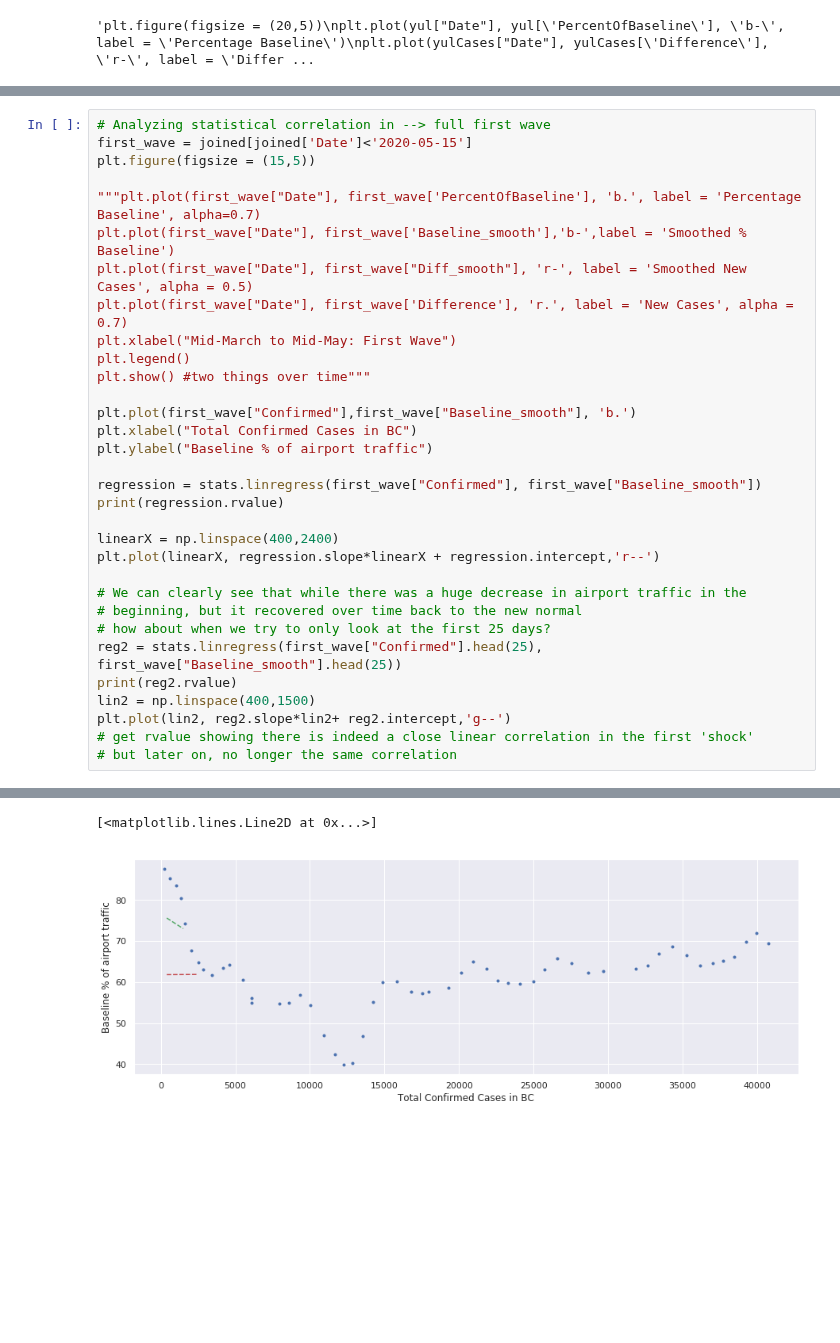
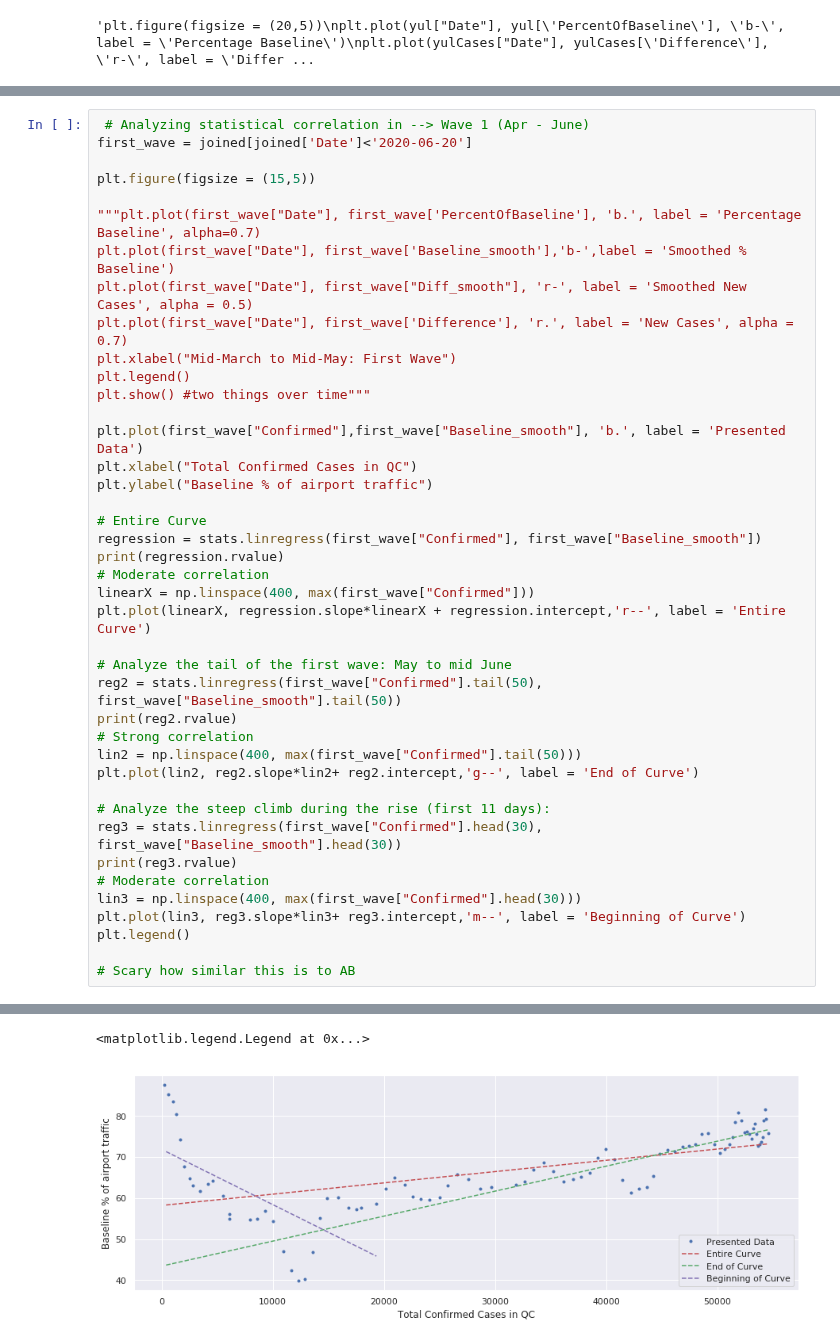
Before and after one commit to clement-ip/covid-airport-travel, a Jupyter notebook: analyzeYUL.ipynb, the cells around one changed output, grey strips where cells are left out. Cells and saved outputs as stored; diff of their text form; blank space fills up the shorter version.

Commit message:
added missing stats/ml to YUL

```diff
--- a/analyzeYUL.ipynb
+++ b/analyzeYUL.ipynb
@@ -150,6 +167,7 @@ plt.plot(linearX, reg.slope*linearX + reg.intercept,'r-')
 # %%
-# Analyzing statistical correlation in --> full first wave
-first_wave = joined[joined['Date']<'2020-05-15']
+ # Analyzing statistical correlation in --> Wave 1 (Apr - June)
+first_wave = joined[joined['Date']<'2020-06-20']
+
 plt.figure(figsize = (15,5))
 
 """plt.plot(first_wave["Date"], first_wave['PercentOfBaseline'], 'b.', label = 'Percentage Baseline', alpha=0.7)
@@ -160,23 +178,31 @@ plt.xlabel("Mid-March to Mid-May: First Wave")
 plt.legend()
 plt.show() #two things over time"""
 
-plt.plot(first_wave["Confirmed"],first_wave["Baseline_smooth"], 'b.')
-plt.xlabel("Total Confirmed Cases in BC")
+plt.plot(first_wave["Confirmed"],first_wave["Baseline_smooth"], 'b.', label = 'Presented Data')
+plt.xlabel("Total Confirmed Cases in QC")
 plt.ylabel("Baseline % of airport traffic")
 
+# Entire Curve
 regression = stats.linregress(first_wave["Confirmed"], first_wave["Baseline_smooth"])
 print(regression.rvalue)
+# Moderate correlation
+linearX = np.linspace(400, max(first_wave["Confirmed"]))
+plt.plot(linearX, regression.slope*linearX + regression.intercept,'r--', label = 'Entire Curve')
 
-linearX = np.linspace(400,2400)
-plt.plot(linearX, regression.slope*linearX + regression.intercept,'r--')
+# Analyze the tail of the first wave: May to mid June
+reg2 = stats.linregress(first_wave["Confirmed"].tail(50), first_wave["Baseline_smooth"].tail(50))
+print(reg2.rvalue)
+# Strong correlation
+lin2 = np.linspace(400, max(first_wave["Confirmed"].tail(50)))
+plt.plot(lin2, reg2.slope*lin2+ reg2.intercept,'g--', label = 'End of Curve')
 
-# We can clearly see that while there was a huge decrease in airport traffic in the
-# beginning, but it recovered over time back to the new normal
-# how about when we try to only look at the first 25 days?
-reg2 = stats.linregress(first_wave["Confirmed"].head(25), first_wave["Baseline_smooth"].head(25))
-print(reg2.rvalue)
-lin2 = np.linspace(400,1500)
-plt.plot(lin2, reg2.slope*lin2+ reg2.intercept,'g--')
-# get rvalue showing there is indeed a close linear correlation in the first 'shock'
-# but later on, no longer the same correlation
+# Analyze the steep climb during the rise (first 11 days):
+reg3 = stats.linregress(first_wave["Confirmed"].head(30), first_wave["Baseline_smooth"].head(30))
+print(reg3.rvalue)
+# Moderate correlation
+lin3 = np.linspace(400, max(first_wave["Confirmed"].head(30)))
+plt.plot(lin3, reg3.slope*lin3+ reg3.intercept,'m--', label = 'Beginning of Curve')
+plt.legend()
+
+# Scary how similar this is to AB
 # %% [output]
@@ -185,2 +212,2 @@ plt.plot(lin2, reg2.slope*lin2+ reg2.intercept,'g--')
-[<matplotlib.lines.Line2D at 0x...>]
+<matplotlib.legend.Legend at 0x...>
-[figure, old version]
+[figure, new version]
```
Also changed, not shown: parts of 12 cells of this notebook.
